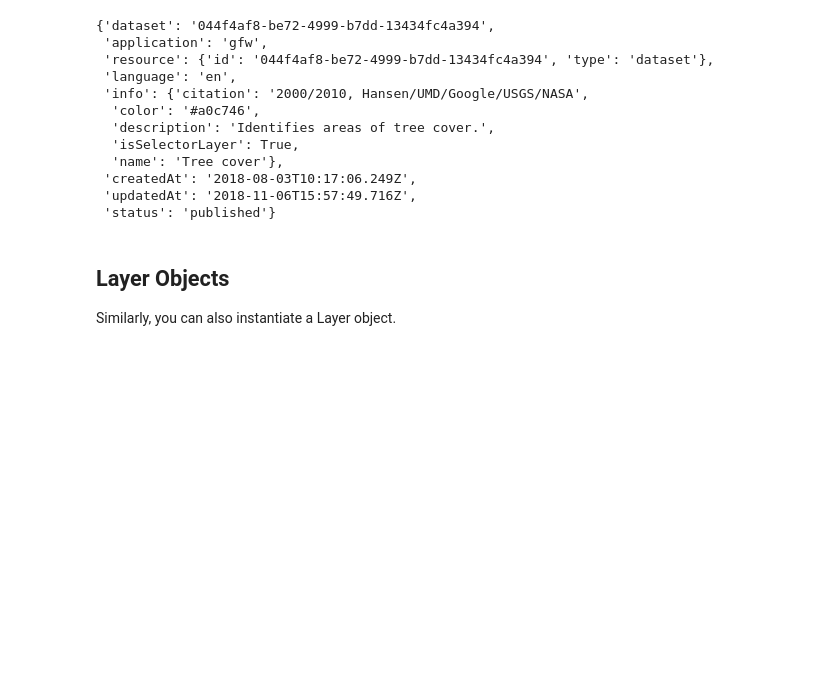
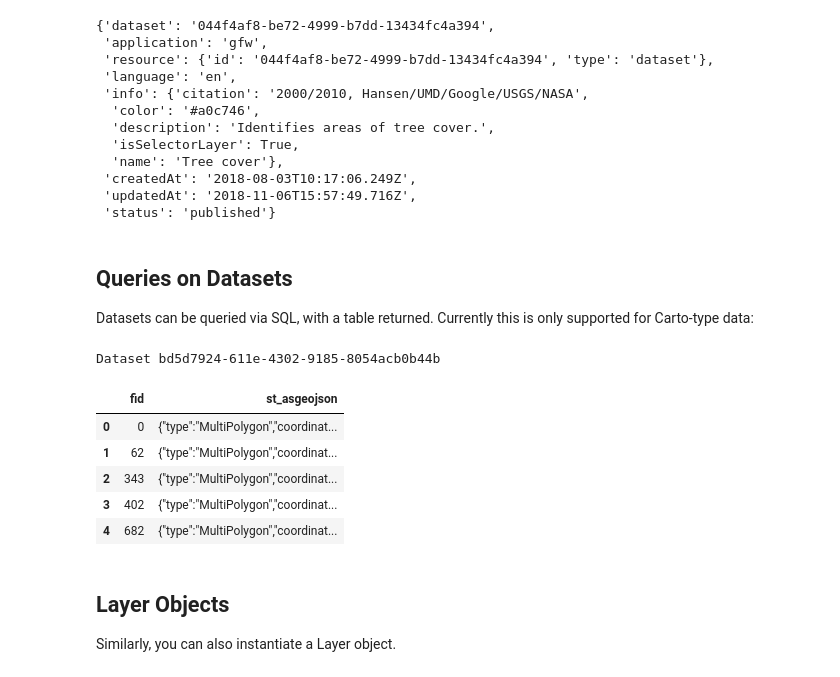
Before and after one commit to Vizzuality/LMIPy, a Jupyter notebook: docs/quickstart.ipynb, the cells around one changed output. Drawn from its saved outputs; the diff is of its cells as text; code cells hidden in the pictures; blank space fills up the shorter version.

```diff
--- a/docs/quickstart.ipynb
+++ b/docs/quickstart.ipynb
@@ -57,6 +57,24 @@ ds.metadata.attributes
  'createdAt': '2018-08-03T10:17:06.249Z',
  'updatedAt': '2018-11-06T15:57:49.716Z',
  'status': 'published'}
+# %% [markdown]
+## Queries on Datasets
+
+Datasets can be queried via SQL, with a table returned. Currently this is only supported for Carto-type data:
+# %%
+d = LMIPy.Dataset(id_hash='bd5d7924-611e-4302-9185-8054acb0b44b')
+d
+# %% [output]
+Dataset bd5d7924-611e-4302-9185-8054acb0b44b
+# %%
+d.query('SELECT fid, ST_ASGEOJSON(the_geom_webmercator) FROM DATASET LIMIT 5')
+# %% [output]
+|  | fid | st_asgeojson |
+| 0 | 0 | {"type":"MultiPolygon","coordinat... |
+| 1 | 62 | {"type":"MultiPolygon","coordinat... |
+| 2 | 343 | {"type":"MultiPolygon","coordinat... |
+| 3 | 402 | {"type":"MultiPolygon","coordinat... |
+| 4 | 682 | {"type":"MultiPolygon","coordinat... |
 # %% [markdown]
 ## Layer Objects
 
```
